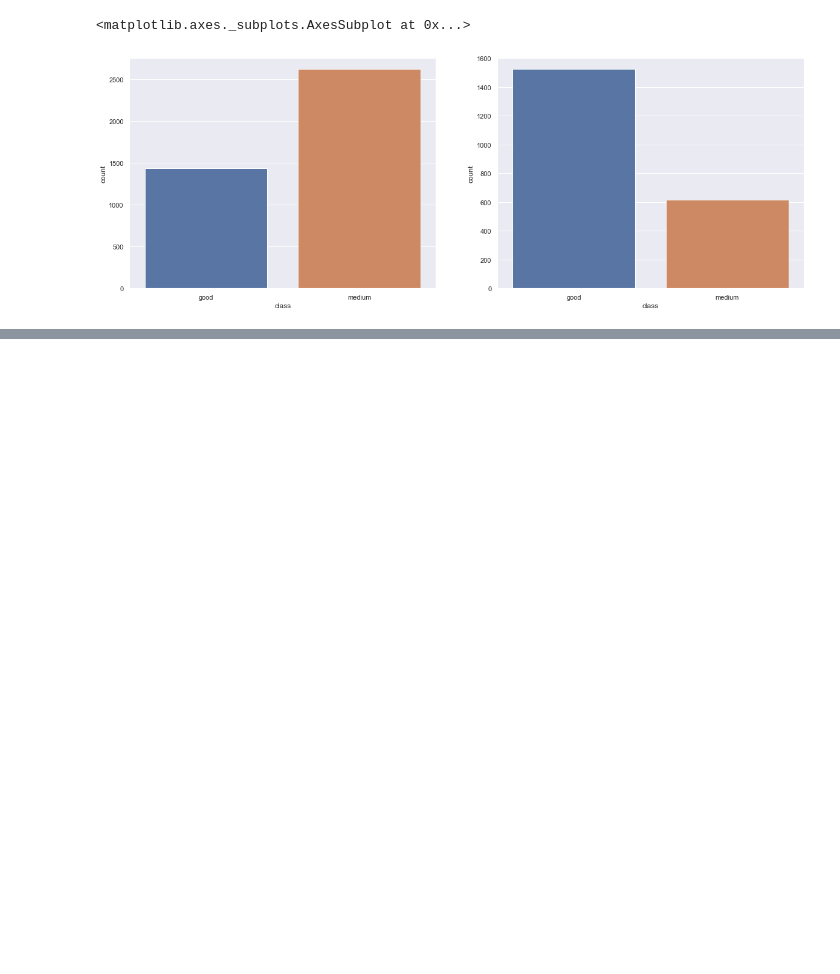
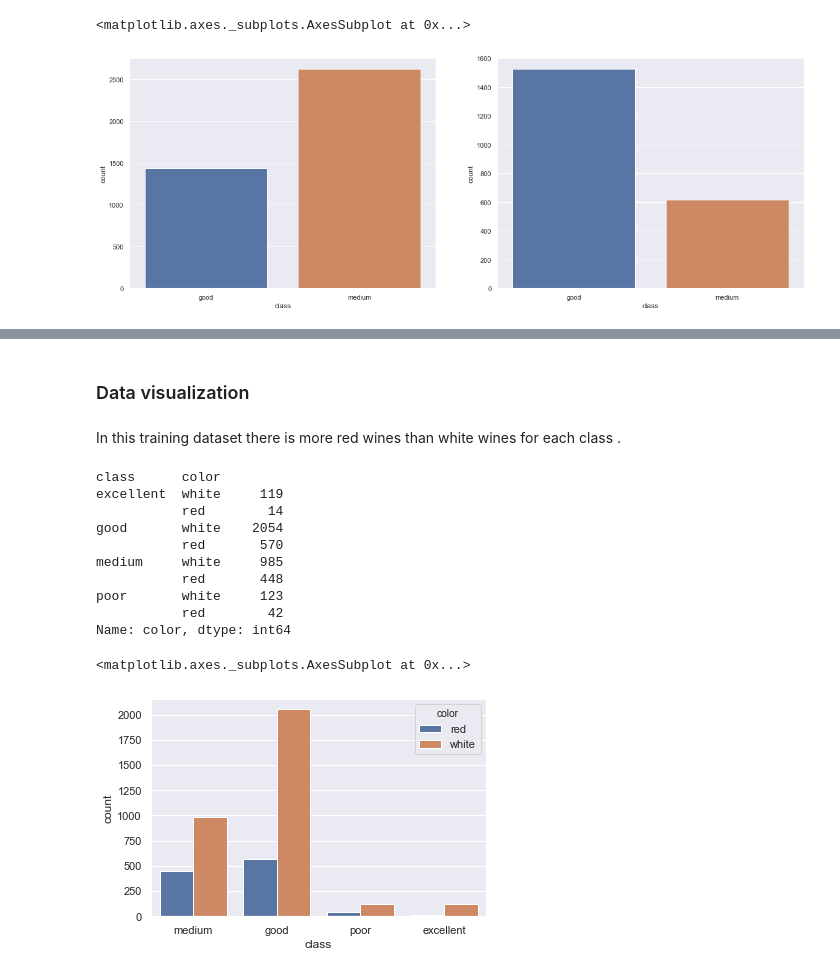
Before and after one commit to asbird/Data_analysis, a Jupyter notebook: wine/Untitled.ipynb, the cells around one changed output, grey strips where cells are left out. Cells and saved outputs as stored; diff of their text form; code cells hidden in the pictures; blank space fills up the shorter version.

```diff
--- a/wine/Untitled.ipynb
+++ b/wine/Untitled.ipynb
@@ -172,0 +148,20 @@ dtype: int64
+# %% [markdown]
+### Data visualization
+# %% [markdown]
+In this training dataset there is more red wines than white wines for each class .
+# %%
+print((df_train.groupby('class')['color'].value_counts()))
+sns.countplot(x="class", hue="color", data=df_train)
+# %% [output]
+class      color
+excellent  white     119
+           red        14
+good       white    2054
+           red       570
+medium     white     985
+           red       448
+poor       white     123
+           red        42
+Name: color, dtype: int64
+<matplotlib.axes._subplots.AxesSubplot at 0x...>
+[figure, added]
```
Also changed, not shown: parts of 27 cells of this notebook.
